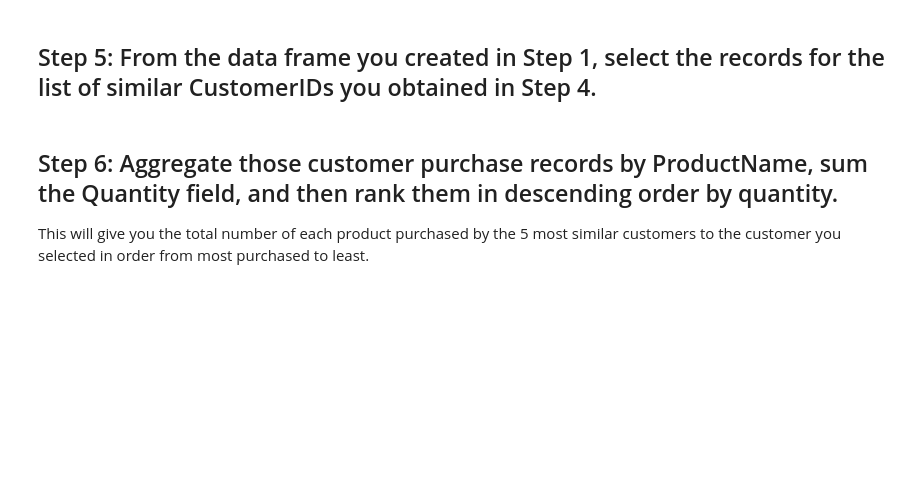
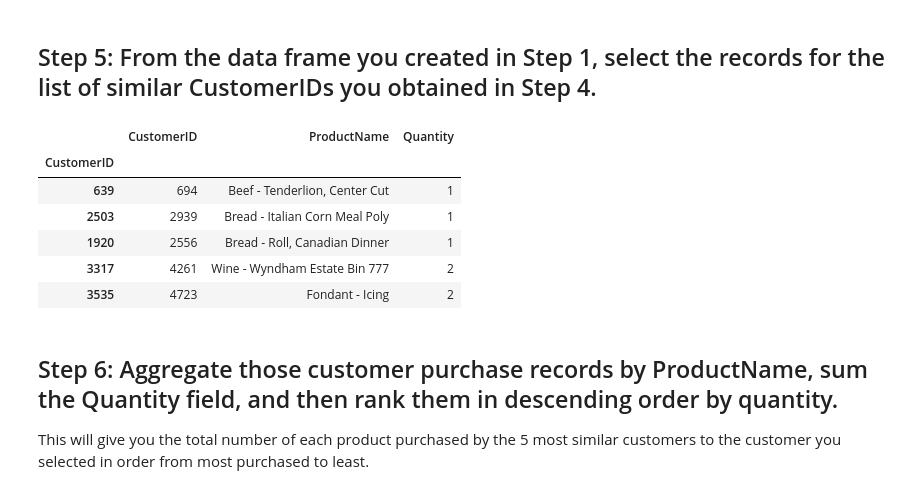
Before and after one commit to napoleonthevitzla/dataptmad1121_labs, a Jupyter notebook: extra-work/m2/lab-intro-recommender-systems/your-code/main.ipynb, the cells around one changed output. Cells and saved outputs as stored; diff of their text form; code cells hidden in the pictures; blank space fills up the shorter version.

```diff
--- a/extra-work/m2/lab-intro-recommender-systems/your-code/main.ipynb
+++ b/extra-work/m2/lab-intro-recommender-systems/your-code/main.ipynb
@@ -26,2 +117,5 @@ The rows of the matrix should represent the products, the columns should represe
 # %% [markdown]
 ## Step 4: Check your results by generating a list of the top 5 most similar customers for a specific CustomerID.
+# %%
+similar_customer_top5 = euclid_distance_norm[649].sort_values(ascending=False)[1:6]
+similar_customer_top5
@@ -28,5 +130,16 @@ The rows of the matrix should represent the products, the columns should represe
 # %% [markdown]
 ## Step 5: From the data frame you created in Step 1, select the records for the list of similar CustomerIDs you obtained in Step 4.
+# %%
+similar_all_customers = data1.loc[similar_customer_top5.index]
+similar_all_customers
+# %% [output]
+|  | CustomerID | ProductName | Quantity |
+| CustomerID |  |  |  |
+| 639 | 694 | Beef - Tenderlion, Center Cut | 1 |
+| 2503 | 2939 | Bread - Italian Corn Meal Poly | 1 |
+| 1920 | 2556 | Bread - Roll, Canadian Dinner | 1 |
+| 3317 | 4261 | Wine - Wyndham Estate Bin 777 | 2 |
+| 3535 | 4723 | Fondant - Icing | 2 |
 # %% [markdown]
 ## Step 6: Aggregate those customer purchase records by ProductName, sum the Quantity field, and then rank them in descending order by quantity.
 
```
Also changed, not shown: parts of 10 cells of this notebook.
